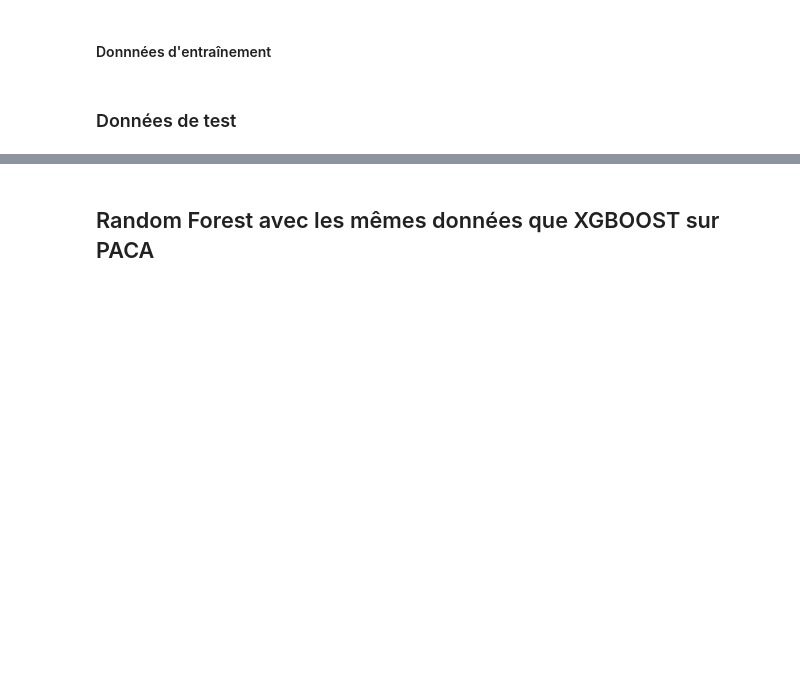
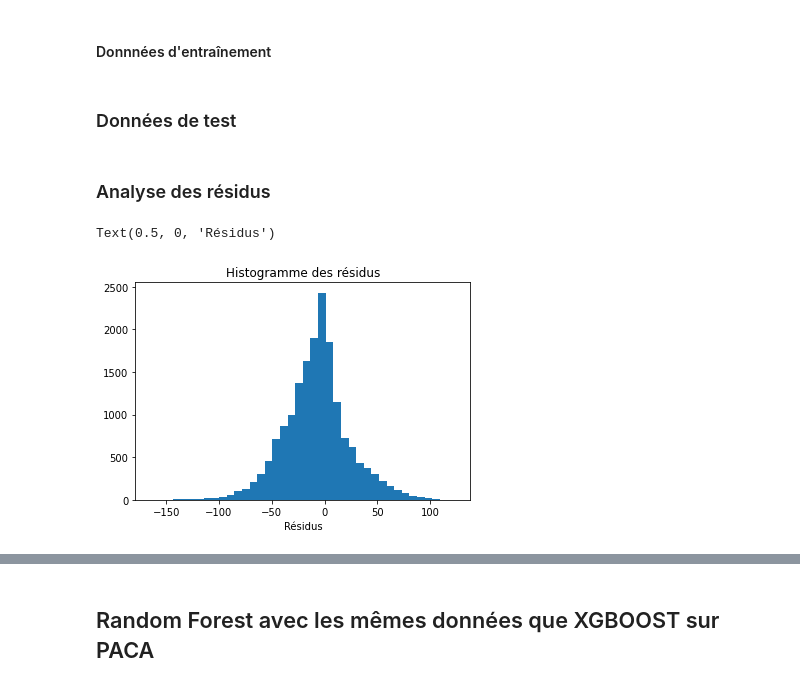
Before and after one commit to cominho/Stat-App, a Jupyter notebook: random_forest_2.ipynb, the cells around one changed output, grey strips where cells are left out. Drawn from its saved outputs; the diff is of its cells as text; code cells hidden in the pictures; blank space fills up the shorter version.

```diff
--- a/random_forest_2.ipynb
+++ b/random_forest_2.ipynb
@@ -352,0 +402,12 @@ shap.summary_plot(shap_values_IDF_test, X_test_IDF_sample)
+# %% [markdown]
+### Analyse des résidus
+# %%
+residus_HDF=Y_test_HDF_xg["conso_totale_moyenne"].values-Y_test_HDF_xg["prevision"].values
+X_test_HDF_xg["residus_HDF_abs"]=np.sqrt(abs(Y_test_HDF_xg["conso_totale_moyenne"].values-Y_test_HDF_xg["prevision"].values))
+
+plt.hist(residus_HDF,bins=40)
+plt.title("Histogramme des résidus")
+plt.xlabel("Résidus")
+# %% [output]
+Text(0.5, 0, 'Résidus')
+[figure, added]
```
Also changed, not shown: parts of 30 cells of this notebook.
